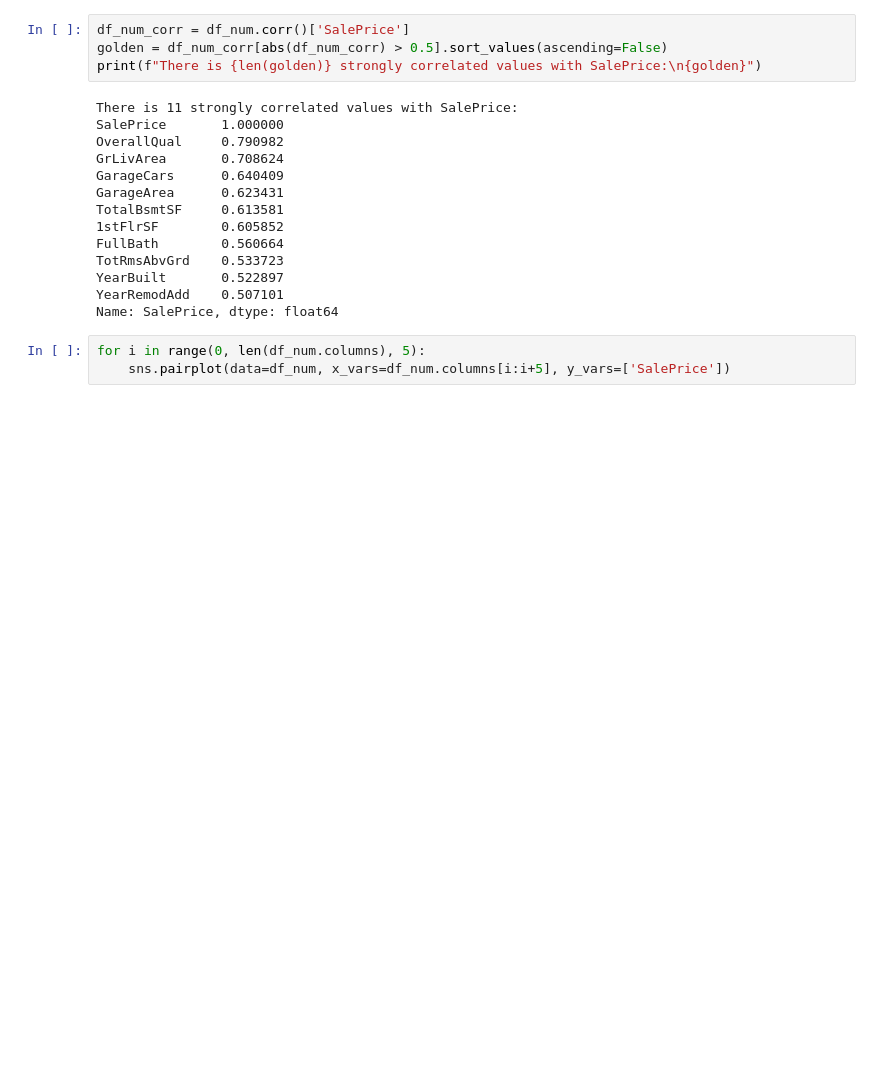
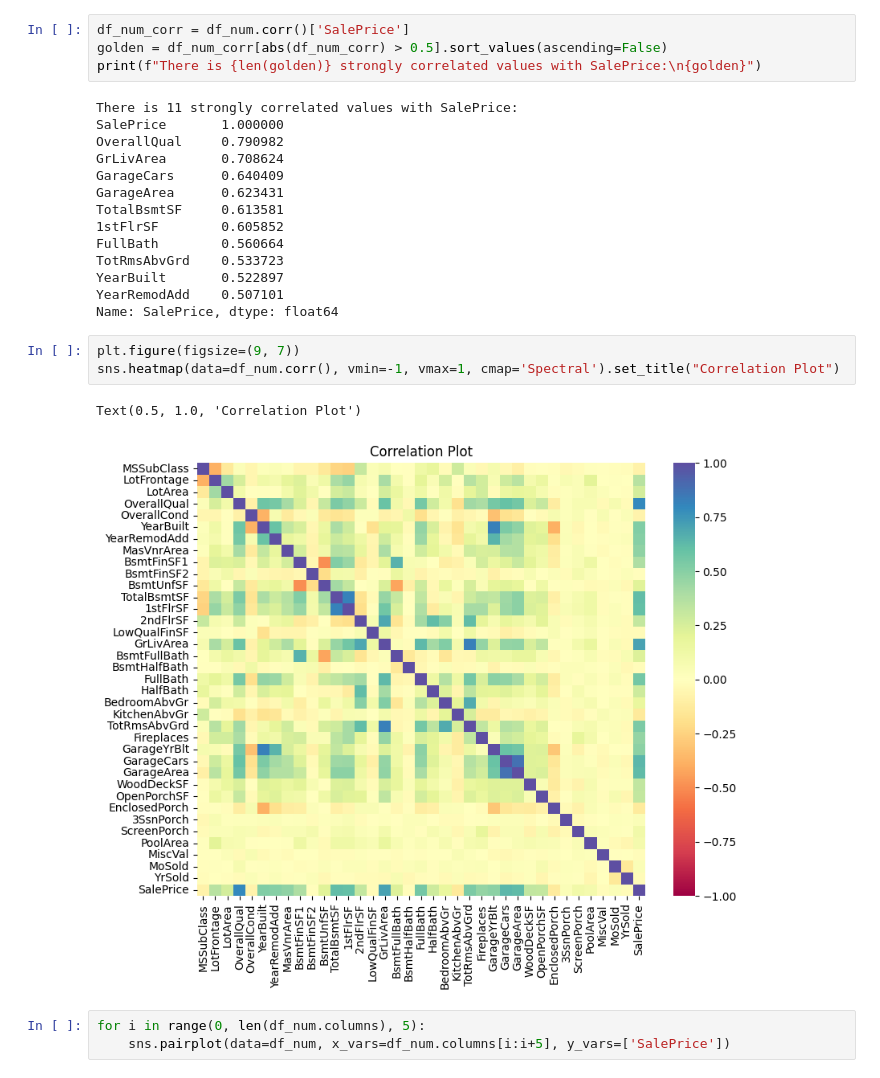
Before and after one commit to dzauski585/House_Price_Model, a Jupyter notebook: house.ipynb, the cells around one changed output. Saved outputs shown, nothing was run; the diff lists cells and outputs as text; blank space fills up the shorter version.

Commit message:
better correlations and readme

```diff
--- a/house.ipynb
+++ b/house.ipynb
@@ -110,6 +110,12 @@ TotRmsAbvGrd    0.533723
 YearBuilt       0.522897
 YearRemodAdd    0.507101
 Name: SalePrice, dtype: float64
+# %%
+plt.figure(figsize=(9, 7))
+sns.heatmap(data=df_num.corr(), vmin=-1, vmax=1, cmap='Spectral').set_title("Correlation Plot")
+# %% [output]
+Text(0.5, 1.0, 'Correlation Plot')
+[figure, added]
 # %%
 for i in range(0, len(df_num.columns), 5):
     sns.pairplot(data=df_num, x_vars=df_num.columns[i:i+5], y_vars=['SalePrice'])
```
Also changed, not shown: parts of 2 cells of this notebook, 4 other files.
